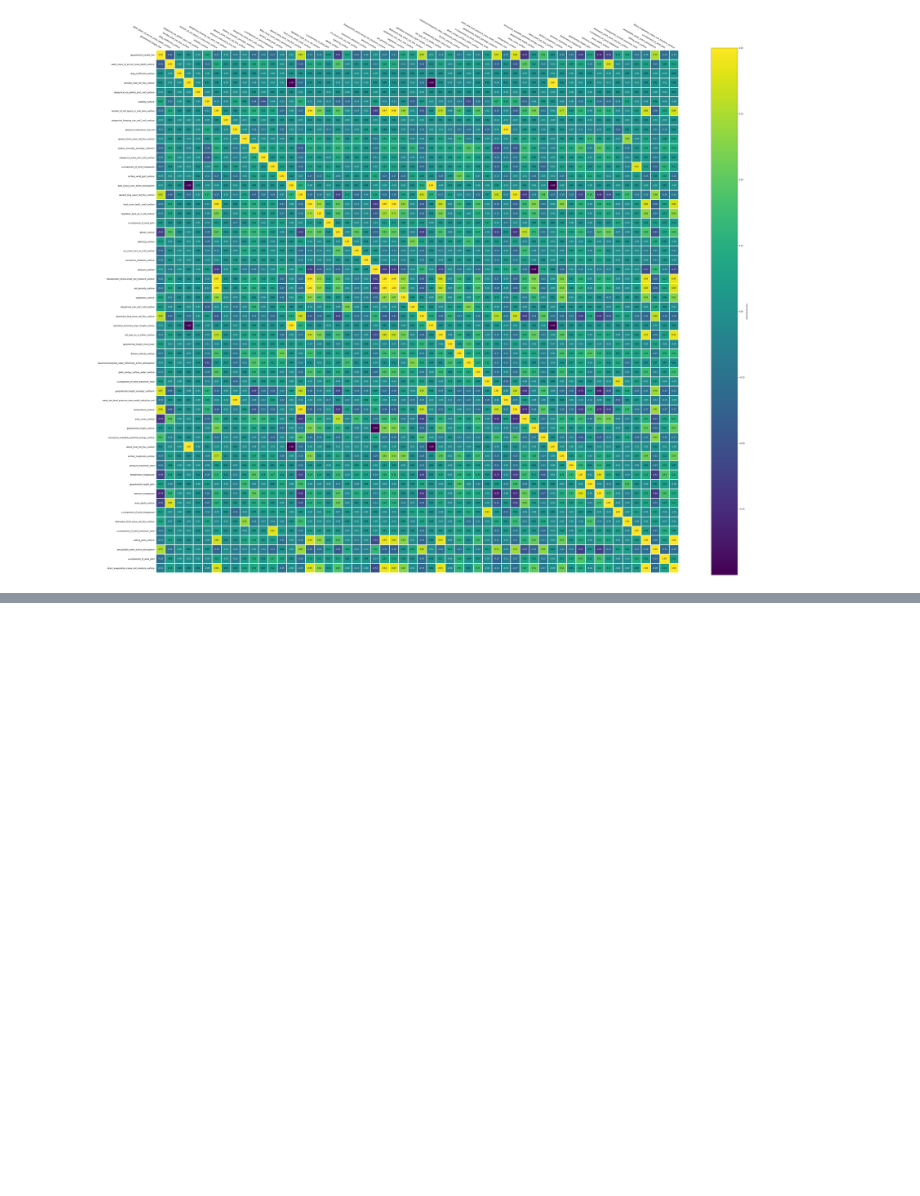
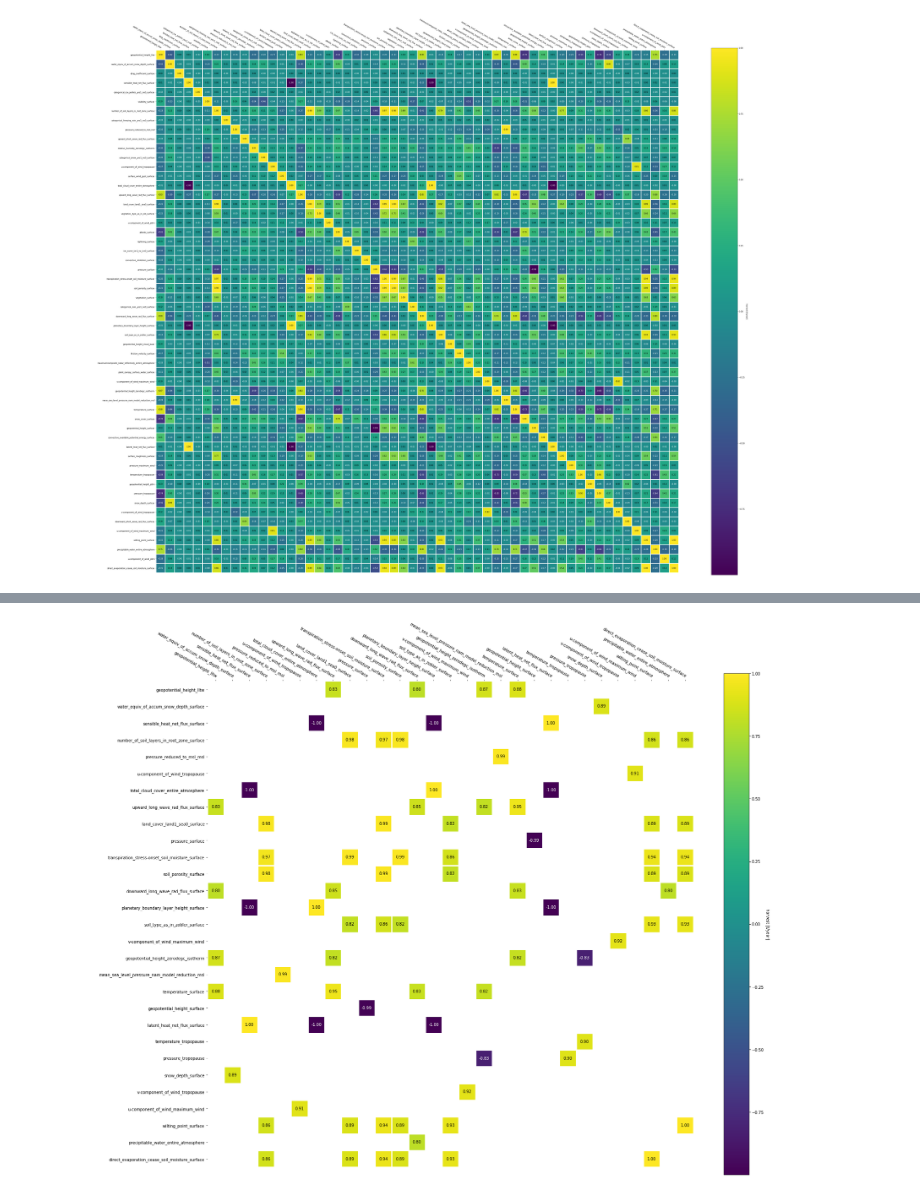
Before and after one commit to ohbriansung/big_data_project_3, a Jupyter notebook: The_Answers_Wow/influencers.ipynb, the cells around one changed output, grey strips where cells are left out. Cells and saved outputs as stored; diff of their text form; code cells hidden in the pictures; blank space fills up the shorter version.

```diff
--- a/The_Answers_Wow/influencers.ipynb
+++ b/The_Answers_Wow/influencers.ipynb
@@ -191,0 +195,11 @@ plt.show()
+# %%
+small_corr_mat = corr_df.copy()
+small_corr_mat = small_corr_mat[((small_corr_mat > 0.8) | (small_corr_mat < -0.8)) & (small_corr_mat != 1)].dropna(thresh=1)
+rows = set(small_corr_mat.index)
+cols = set(small_corr_mat.columns.values)
+row_diff = cols.difference(rows)
+small_corr_mat = small_corr_mat.drop(list(row_diff), axis = 1)
+
+cols = small_corr_mat.columns.values
+rows = small_corr_mat.index.values
+print(small_corr_mat.shape)
@@ -191,0 +211,11 @@ plt.show()
+# %%
+fig, ax = plt.subplots(figsize=(25,20))
+
+im, cbar = heatmap(small_corr_mat, cols, rows, ax=ax,
+                   cmap="viridis", cbarlabel="harvest [t/year]")
+texts = annotate_heatmap(im, valfmt="{x:.2f}", textcolors=["white", "black"])
+
+fig.tight_layout()
+plt.show()
+# %% [output]
+[figure, added]
```
Also changed, not shown: parts of 10 cells of this notebook.
